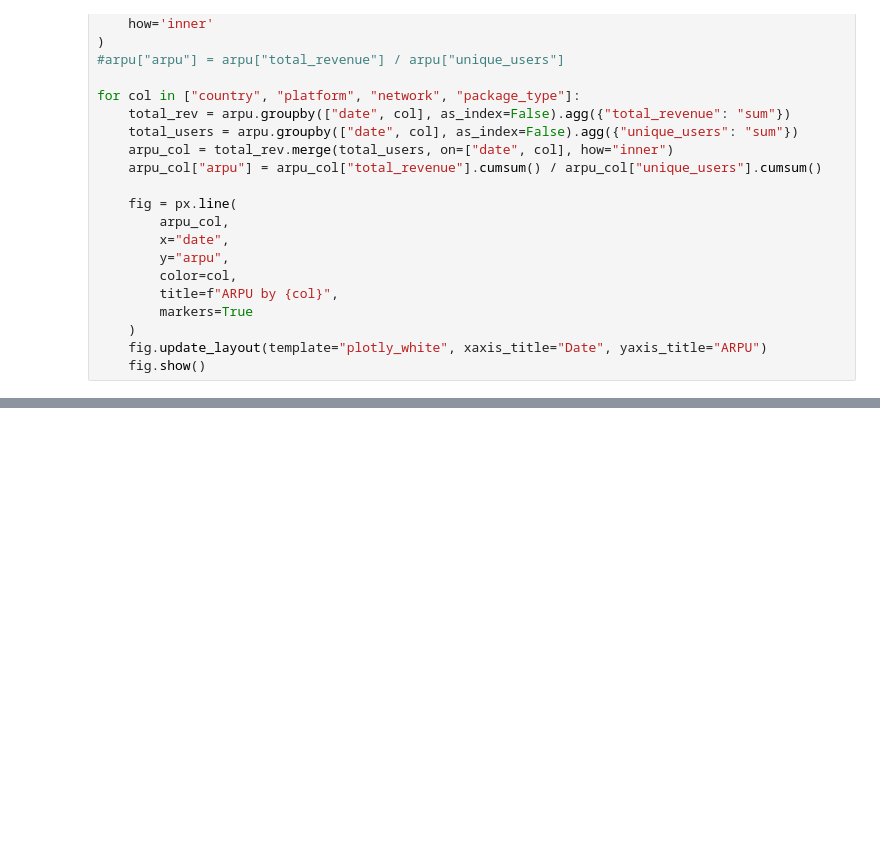
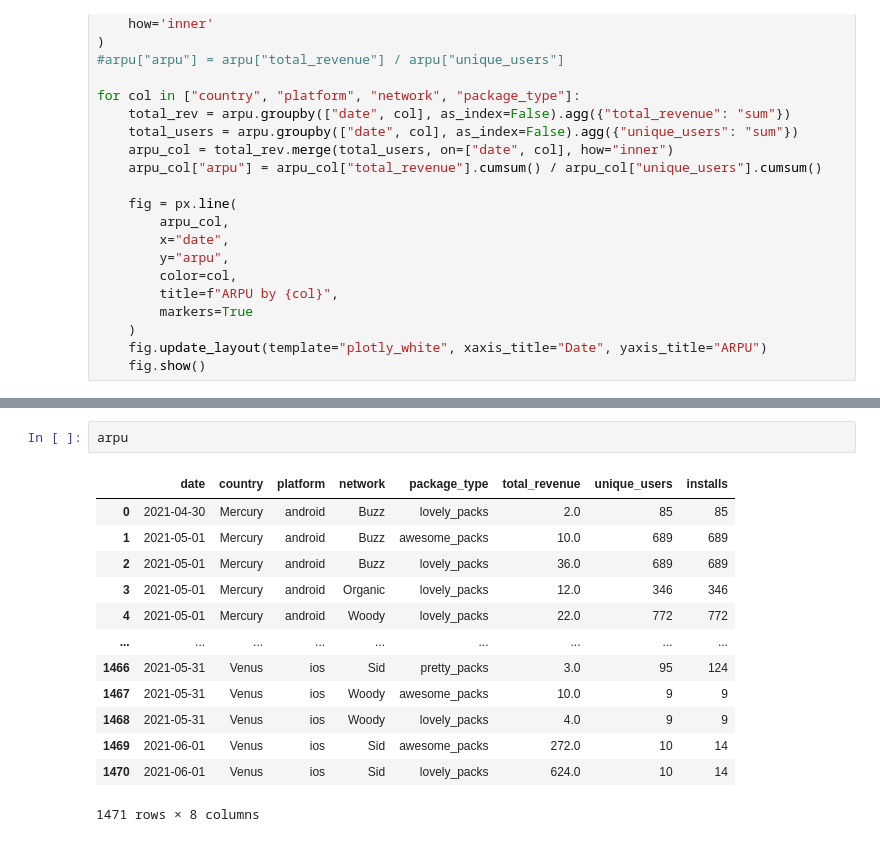
Before and after one commit to ybektas20/dream_case, a Jupyter notebook: q1/main.ipynb, the cells around one changed output, grey strips where cells are left out. Drawn from its saved outputs; the diff is of its cells as text; blank space fills up the shorter version.

```diff
--- a/q1/main.ipynb
+++ b/q1/main.ipynb
@@ -1117,0 +1255,16 @@ ValueError: You are trying to merge on datetime64[ns] and dbdate columns for key
+# %%
+arpu
+# %% [output]
+|  | date | country | platform | network | package_type | total_revenue | unique_users | installs |
+| 0 | 2021-04-30 | Mercury | android | Buzz | lovely_packs | 2.0 | 85 | 85 |
+| 1 | 2021-05-01 | Mercury | android | Buzz | awesome_packs | 10.0 | 689 | 689 |
+| 2 | 2021-05-01 | Mercury | android | Buzz | lovely_packs | 36.0 | 689 | 689 |
+| 3 | 2021-05-01 | Mercury | android | Organic | lovely_packs | 12.0 | 346 | 346 |
+| 4 | 2021-05-01 | Mercury | android | Woody | lovely_packs | 22.0 | 772 | 772 |
+| ... | ... | ... | ... | ... | ... | ... | ... | ... |
+| 1466 | 2021-05-31 | Venus | ios | Sid | pretty_packs | 3.0 | 95 | 124 |
+| 1467 | 2021-05-31 | Venus | ios | Woody | awesome_packs | 10.0 | 9 | 9 |
+| 1468 | 2021-05-31 | Venus | ios | Woody | lovely_packs | 4.0 | 9 | 9 |
+| 1469 | 2021-06-01 | Venus | ios | Sid | awesome_packs | 272.0 | 10 | 14 |
+| 1470 | 2021-06-01 | Venus | ios | Sid | lovely_packs | 624.0 | 10 | 14 |
+1471 rows × 8 columns
```
Also changed, not shown: parts of 7 cells of this notebook, 5 other files.
